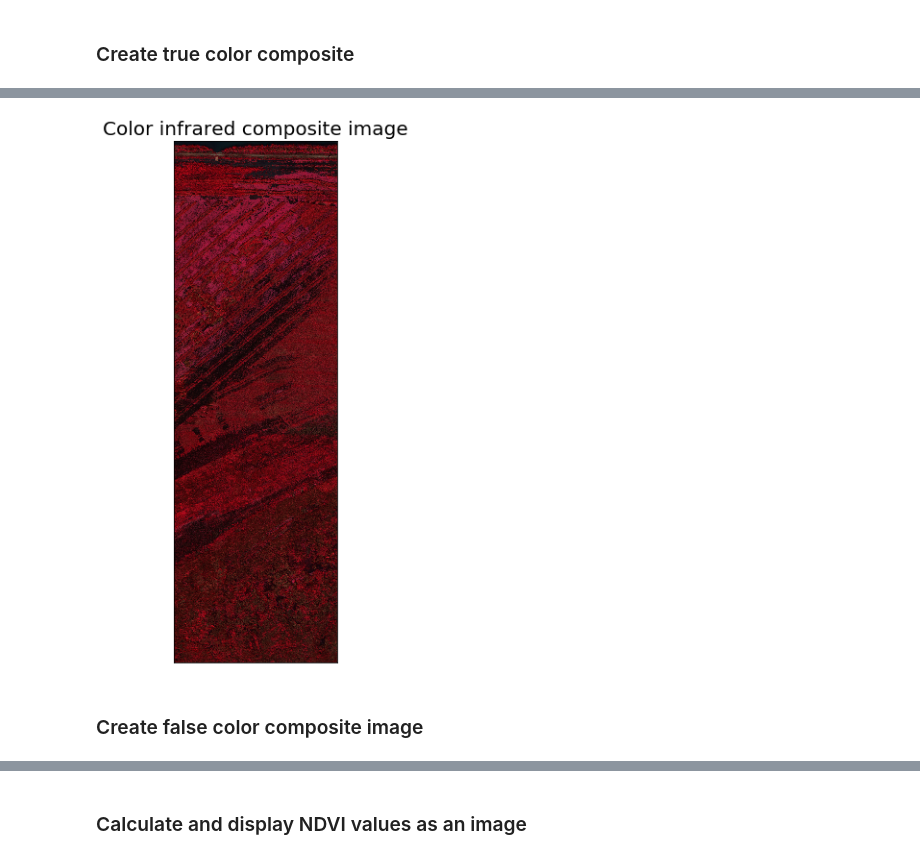
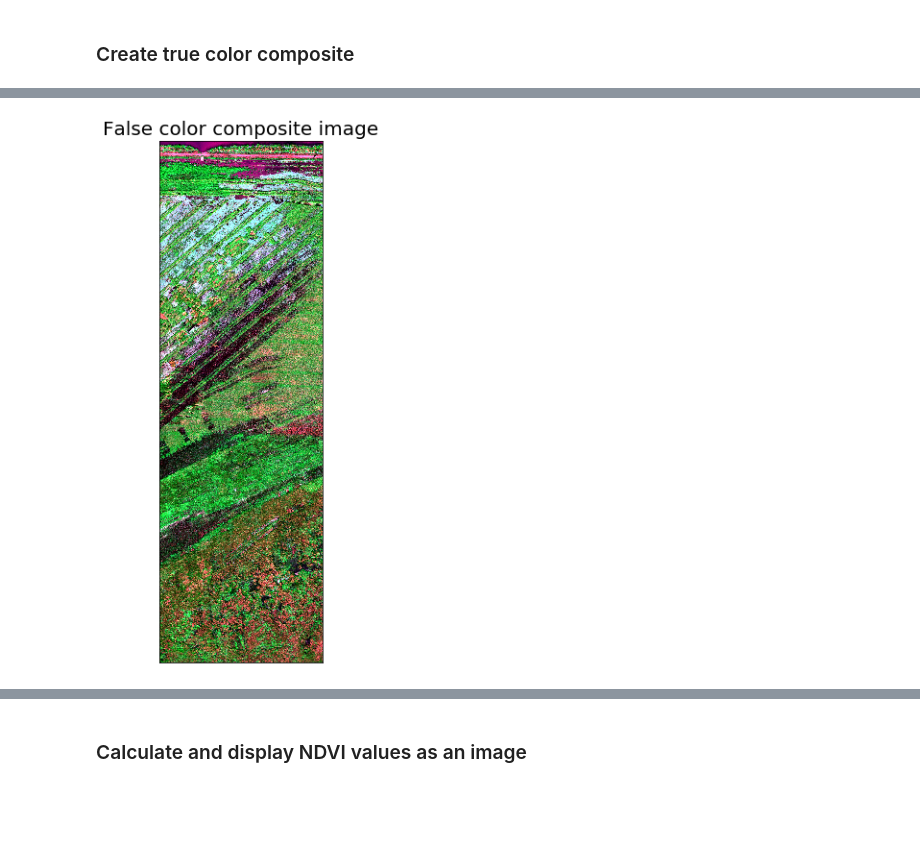
Before and after one commit to greglee1905/Phragmites_australis_Classification, a Jupyter notebook: exploratory_analysis.ipynb, the cells around one changed output, grey strips where cells are left out. Drawn from its saved outputs; the diff is of its cells as text; code cells hidden in the pictures; blank space fills up the shorter version.

```diff
--- a/exploratory_analysis.ipynb
+++ b/exploratory_analysis.ipynb
@@ -51,9 +64,8 @@ plt.show()
 # %%
 ep.plot_rgb(saltlake_csf,
-           rgb=[4, 2, 1],
-           title="Color infrared composite image")
+           rgb=[2, 4, 1],
+           title="False color composite image",
+           stretch=True)
 plt.show()
 # %% [output]
-[figure, old version]
+[figure, new version]
-# %% [markdown]
-### Create false color composite image
```
Also changed, not shown: parts of 9 cells of this notebook.
